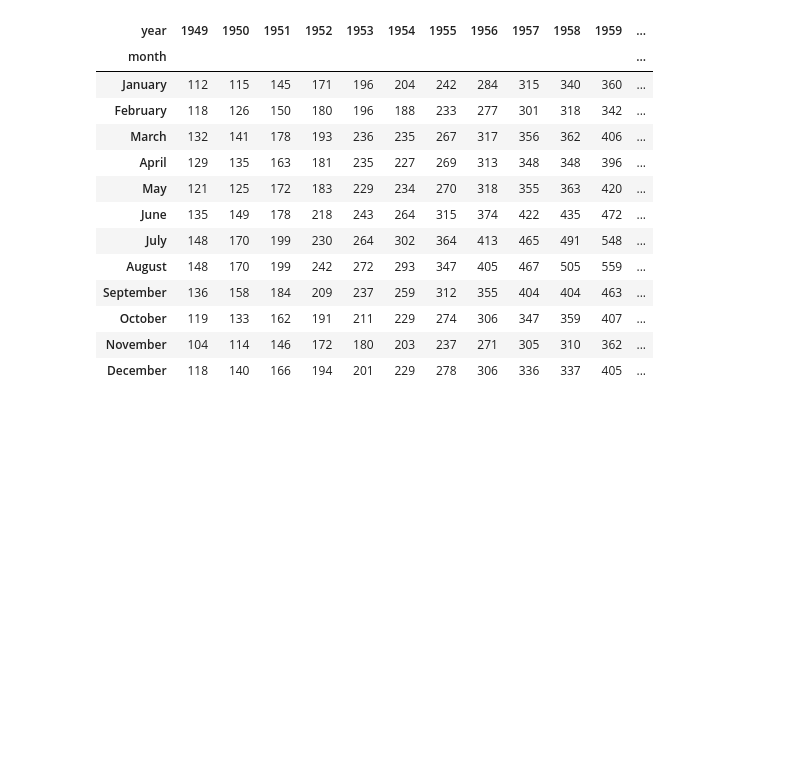
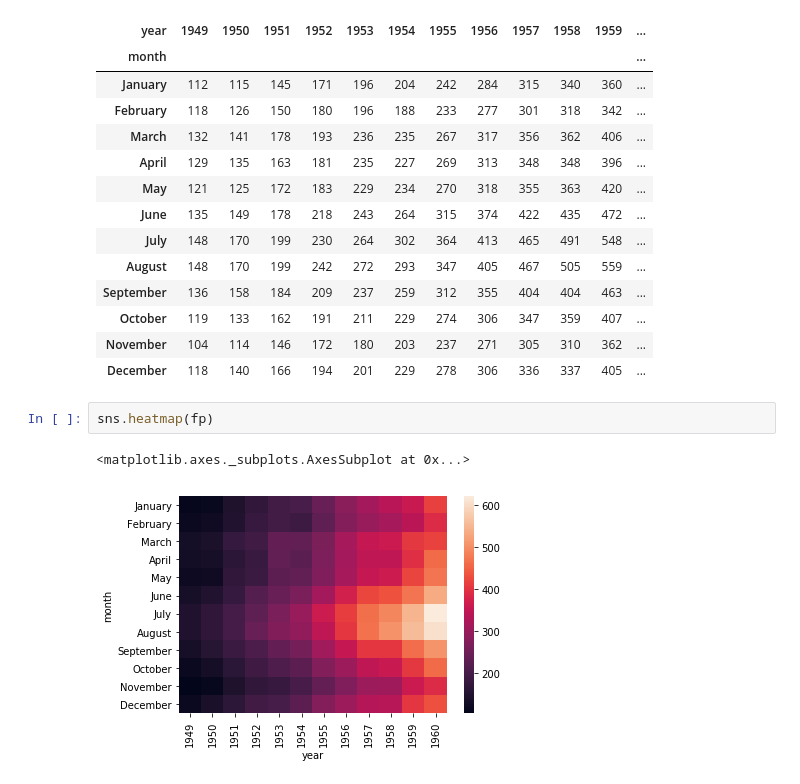
Before and after one commit to HardPlant/TIL, a Jupyter notebook: Tacademy/D3_Data_Visual/03.seaborn.ipynb, the cells around one changed output. Saved outputs shown, nothing was run; the diff lists cells and outputs as text; blank space fills up the shorter version.

```diff
--- a/Tacademy/D3_Data_Visual/03.seaborn.ipynb
+++ b/Tacademy/D3_Data_Visual/03.seaborn.ipynb
@@ -97,3 +97,8 @@ fp
 | October | 119 | 133 | 162 | 191 | 211 | 229 | 274 | 306 | 347 | 359 | 407 | ... |
 | November | 104 | 114 | 146 | 172 | 180 | 203 | 237 | 271 | 305 | 310 | 362 | ... |
 | December | 118 | 140 | 166 | 194 | 201 | 229 | 278 | 306 | 336 | 337 | 405 | ... |
+# %%
+sns.heatmap(fp)
+# %% [output]
+<matplotlib.axes._subplots.AxesSubplot at 0x...>
+[figure, added]
```
Also changed, not shown: parts of 2 cells of this notebook, 1 other file.
